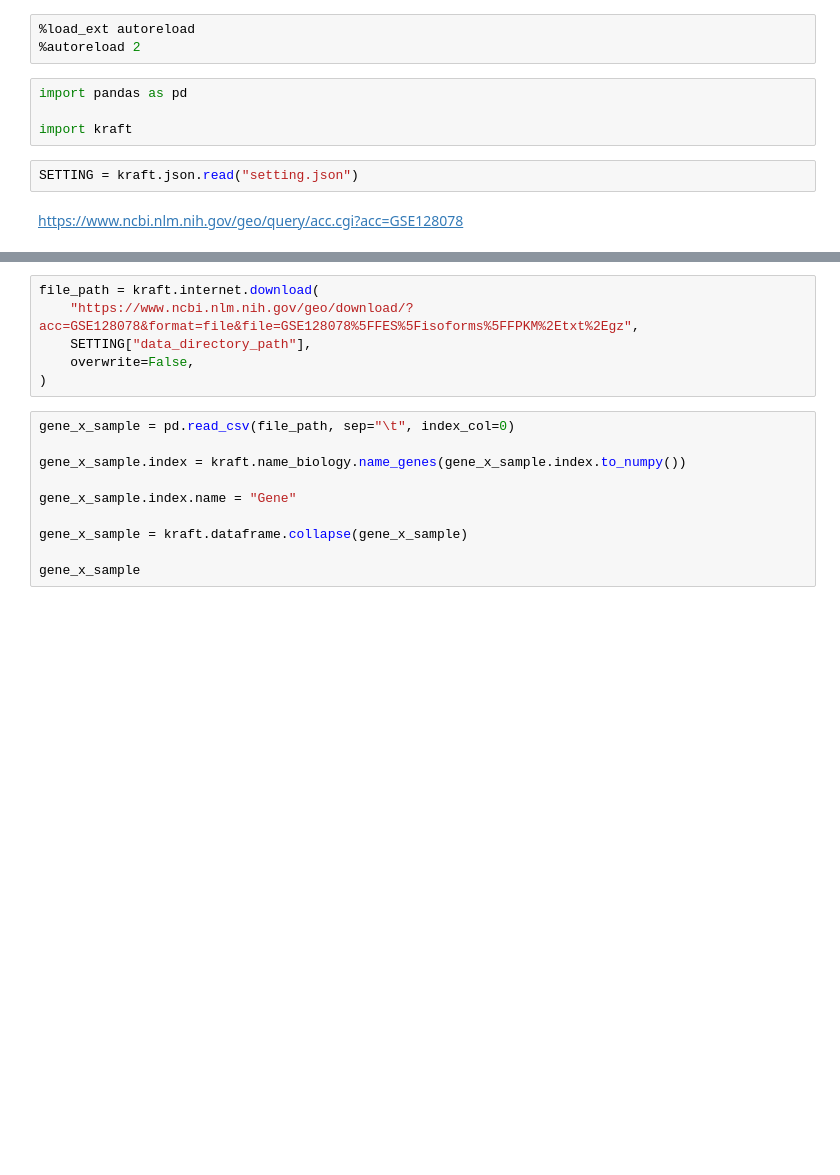
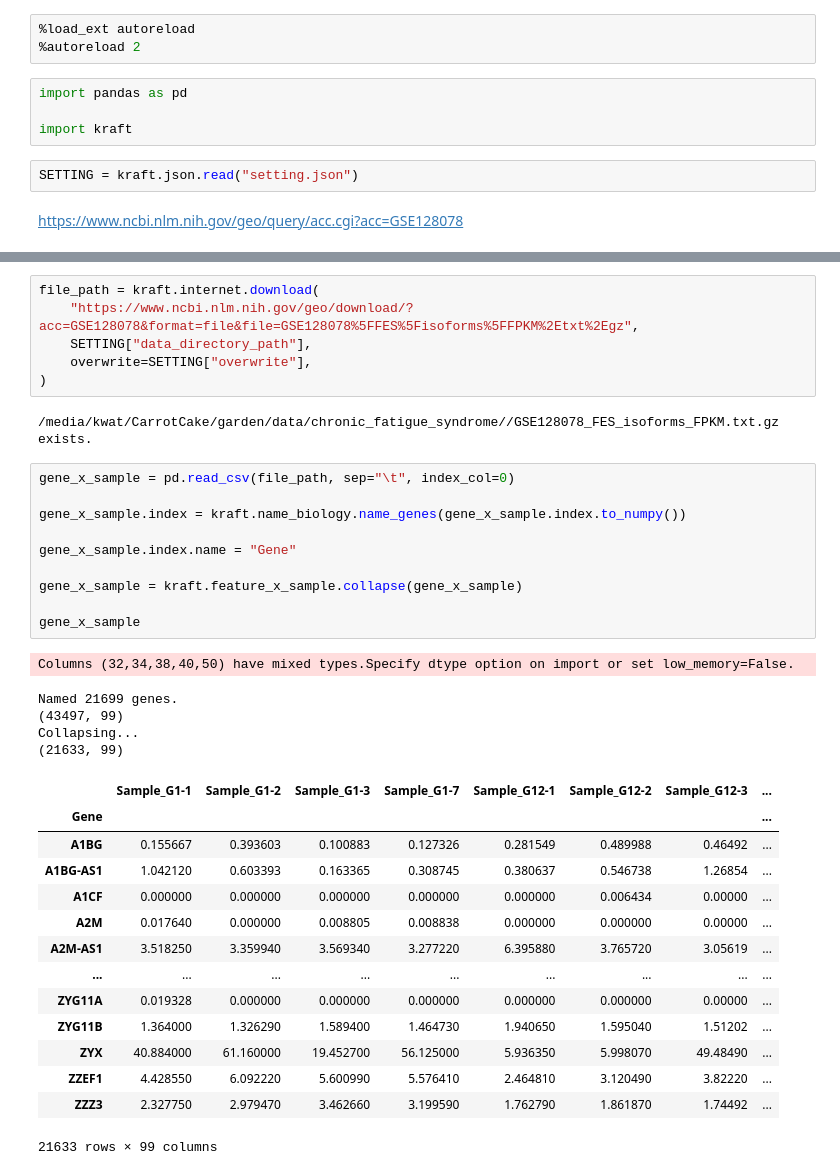
Before and after one commit to KwatME/ChronicFatigueSyndrome.py, a Jupyter notebook: code/06_gse128078.ipynb, the cells around one changed output, grey strips where cells are left out. Saved outputs shown, nothing was run; the diff lists cells and outputs as text; blank space fills up the shorter version.

```diff
--- a/code/06_gse128078.ipynb
+++ b/code/06_gse128078.ipynb
@@ -21,15 +59,37 @@ binary_feature_x_sample
 file_path = kraft.internet.download(
     "https://www.ncbi.nlm.nih.gov/geo/download/?acc=GSE128078&format=file&file=GSE128078%5FFES%5Fisoforms%5FFPKM%2Etxt%2Egz",
     SETTING["data_directory_path"],
-    overwrite=False,
+    overwrite=SETTING["overwrite"],
 )
+# %% [output]
+/media/kwat/CarrotCake/garden/data/chronic_fatigue_syndrome//GSE128078_FES_isoforms_FPKM.txt.gz exists.
 # %%
 gene_x_sample = pd.read_csv(file_path, sep="\t", index_col=0)
 
 gene_x_sample.index = kraft.name_biology.name_genes(gene_x_sample.index.to_numpy())
 
 gene_x_sample.index.name = "Gene"
 
-gene_x_sample = kraft.dataframe.collapse(gene_x_sample)
+gene_x_sample = kraft.feature_x_sample.collapse(gene_x_sample)
 
 gene_x_sample
+# %% [output]
+Columns (32,34,38,40,50) have mixed types.Specify dtype option on import or set low_memory=False.
+Named 21699 genes.
+(43497, 99)
+Collapsing...
+(21633, 99)
+|  | Sample_G1-1 | Sample_G1-2 | Sample_G1-3 | Sample_G1-7 | Sample_G12-1 | Sample_G12-2 | Sample_G12-3 | ... |
+| Gene |  |  |  |  |  |  |  | ... |
+| A1BG | 0.155667 | 0.393603 | 0.100883 | 0.127326 | 0.281549 | 0.489988 | 0.46492 | ... |
+| A1BG-AS1 | 1.042120 | 0.603393 | 0.163365 | 0.308745 | 0.380637 | 0.546738 | 1.26854 | ... |
+| A1CF | 0.000000 | 0.000000 | 0.000000 | 0.000000 | 0.000000 | 0.006434 | 0.00000 | ... |
+| A2M | 0.017640 | 0.000000 | 0.008805 | 0.008838 | 0.000000 | 0.000000 | 0.00000 | ... |
+| A2M-AS1 | 3.518250 | 3.359940 | 3.569340 | 3.277220 | 6.395880 | 3.765720 | 3.05619 | ... |
+| ... | ... | ... | ... | ... | ... | ... | ... | ... |
+| ZYG11A | 0.019328 | 0.000000 | 0.000000 | 0.000000 | 0.000000 | 0.000000 | 0.00000 | ... |
+| ZYG11B | 1.364000 | 1.326290 | 1.589400 | 1.464730 | 1.940650 | 1.595040 | 1.51202 | ... |
+| ZYX | 40.884000 | 61.160000 | 19.452700 | 56.125000 | 5.936350 | 5.998070 | 49.48490 | ... |
+| ZZEF1 | 4.428550 | 6.092220 | 5.600990 | 5.576410 | 2.464810 | 3.120490 | 3.82220 | ... |
+| ZZZ3 | 2.327750 | 2.979470 | 3.462660 | 3.199590 | 1.762790 | 1.861870 | 1.74492 | ... |
+21633 rows × 99 columns
```
Also changed, not shown: parts of 2 cells of this notebook, 8 other files.
